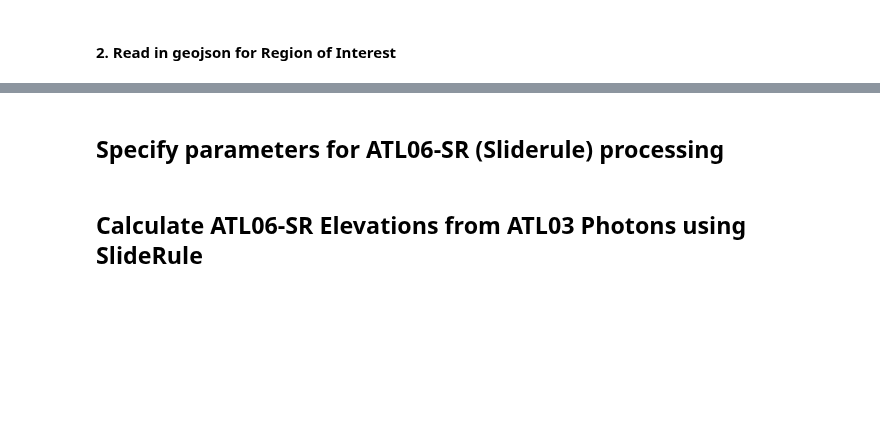
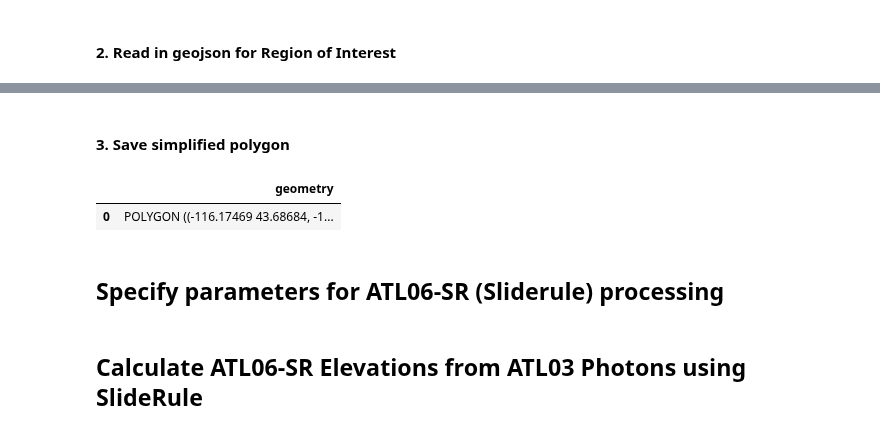
Before and after one commit to CryoGARS-Glaciology/ICESat2-snow-code, a Jupyter notebook: Sliderule_ICESat2_download.ipynb, the cells around one changed output, grey strips where cells are left out. Drawn from its saved outputs; the diff is of its cells as text; code cells hidden in the pictures; blank space fills up the shorter version.

```diff
--- a/Sliderule_ICESat2_download.ipynb
+++ b/Sliderule_ICESat2_download.ipynb
@@ -100,0 +91,11 @@ polygon.to_file('DryCreek/boundDCEW/boundDCEW_WGS84_simple.geojson', driver='Geo
+# %% [markdown]
+#### 3. Save simplified polygon
+# %%
+polygon_geom = Polygon(zip(region_lon, region_lat))
+crs = 'epsg:4979'
+polygon = gpd.GeoDataFrame(index=[0], geometry=[polygon_geom])
+
+polygon
+# %% [output]
+|  | geometry |
+| 0 | POLYGON ((-116.17469 43.68684, -1... |
```
Also changed, not shown: parts of 16 cells of this notebook, 4 other files.
